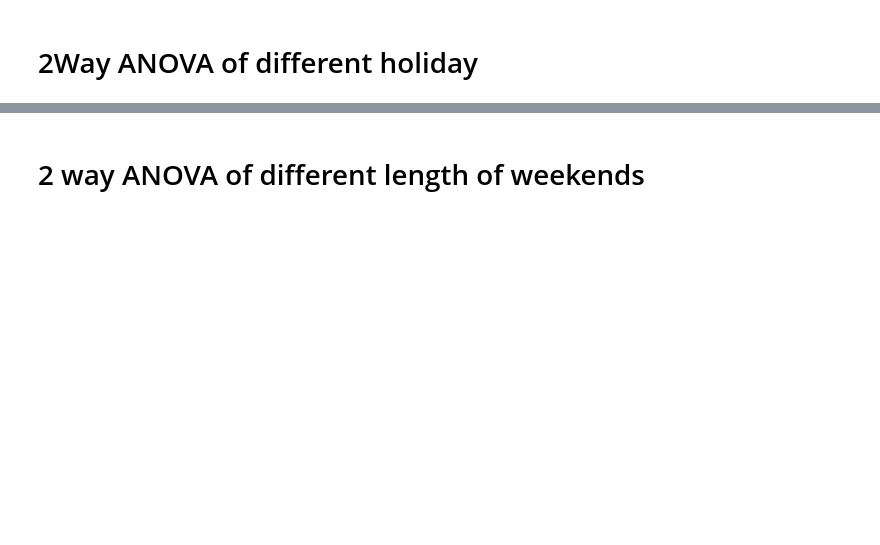
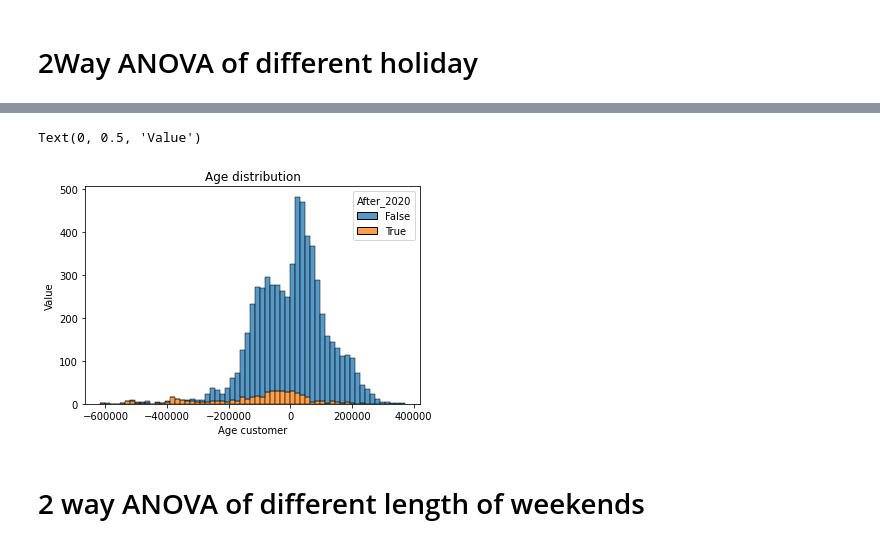
Before and after one commit to sam901122/Statistics_FinalProject, a Jupyter notebook: project_TRA/TRA_main.ipynb, the cells around one changed output, grey strips where cells are left out. Saved outputs shown, nothing was run; the diff lists cells and outputs as text; code cells hidden in the pictures; blank space fills up the shorter version.

```diff
--- a/project_TRA/TRA_main.ipynb
+++ b/project_TRA/TRA_main.ipynb
@@ -120,2 +212,14 @@ fig = sm.qqplot( results.resid, stats.norm, fit=True, line = '45' )
+# %%
+AFTER_2020 = np.array( YEAR ) > 2020
+# %%
+sns_df = pd.DataFrame( {'After_2020' : AFTER_2020, 'cnt' : CNT, 'resid':results.resid } )
+# %%
+sns.histplot(data=sns_df, x="resid", hue="After_2020", multiple="stack")
+plt.title("Age distribution")
+plt.xlabel("Age customer")
+plt.ylabel("Value")
+# %% [output]
+Text(0, 0.5, 'Value')
+[figure, added]
 # %% [markdown]
 # 2 way ANOVA of different length of weekends
```
Also changed, not shown: parts of 29 cells of this notebook, 4 other files.
